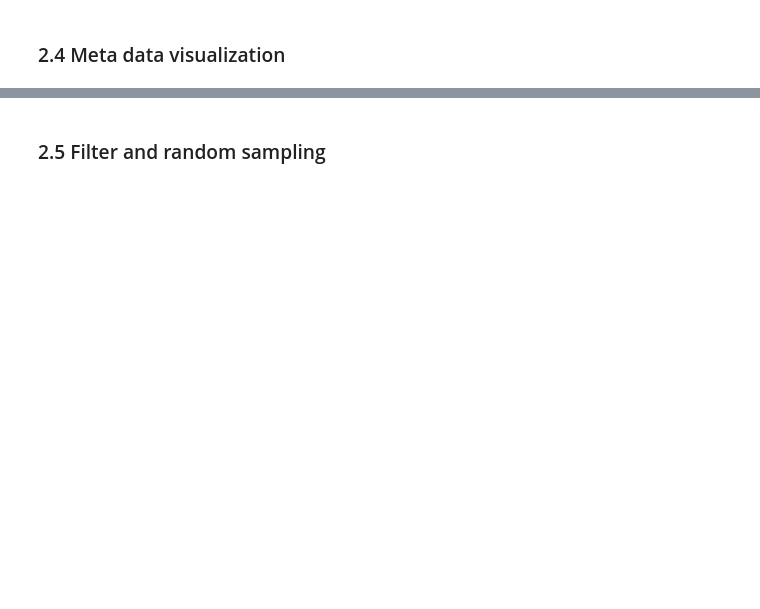
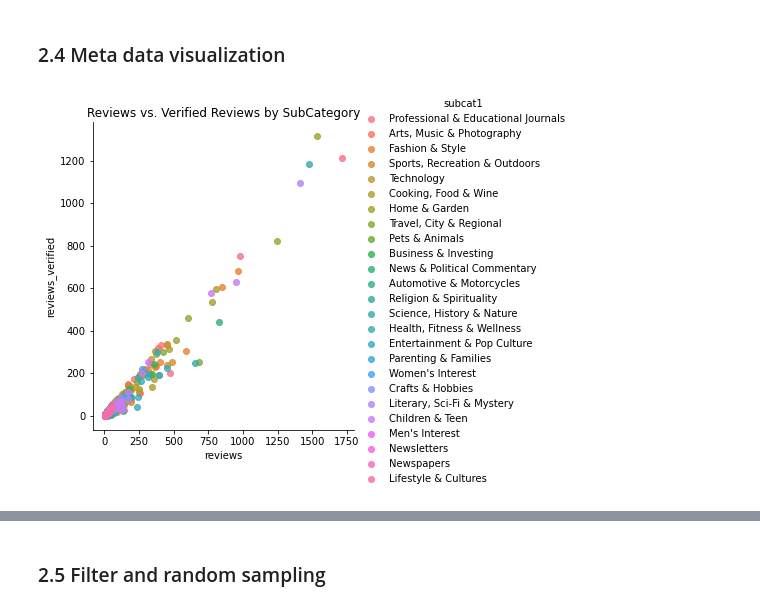
Before and after one commit to davidmiller2013/amazon-nlp-classification, a Jupyter notebook: notebooks/data-processing.ipynb, the cells around one changed output, grey strips where cells are left out. Cells and saved outputs as stored; diff of their text form; code cells hidden in the pictures; blank space fills up the shorter version.

```diff
--- a/notebooks/data-processing.ipynb
+++ b/notebooks/data-processing.ipynb
@@ -86,12 +86,19 @@ mags_meta_pd = mags_meta.toPandas()
 # books = pd.read_json('../data/books.json', lines=True)
 meta = pd.read_json('../data/magazine_subscriptions_meta.json', lines=True)
 reviews = pd.read_json('../data/magazine_subscriptions.json', lines=True)
+# %%
+def camel_to_snake(name):
+    name = re.sub('(.)([A-Z][a-z]+)', r'\1_\2', name)
+    return re.sub('([a-z0-9])([A-Z])', r'\1_\2', name).lower()
+
+reviews = reviews.rename(columns=camel_to_snake)
+meta = meta.rename(columns=camel_to_snake)
 # %%
 # Drop duplicate records of a unique ASIN
 meta.drop_duplicates(subset='asin', inplace=True)
 
 # Drop reviews with no reviewText
-reviews = reviews[reviews['reviewText'].isna() == False]
+reviews = reviews[reviews['review_text'].isna() == False]
 
 # Convert vote column to numeric
 reviews['vote'] = reviews['vote'].str.replace(',', '').fillna(0).astype(int)
@@ -143,8 +243,8 @@ asin_stats = reviews.groupby('asin').agg({'asin': 'count',
 
 # Rename columns and reset index
 asin_stats.rename(columns={'asin':'reviews',
-                           'overall':'avgRating',
-                           'verified': 'reviewsVerified'
+                           'overall':'avg_rating',
+                           'verified': 'reviews_verified'
                           },
                   inplace=True
                  )
@@ -157,6 +257,6 @@ asins = pd.merge(meta,
                 how='left'
                )
 
-asins = asins[['asin', 'subcat1', 'brand', 'reviews', 'reviewsVerified', 'avgRating']]
-asins['pctVerified'] = asins['reviewsVerified'] / asins['reviews']
+asins = asins[['asin', 'subcat1', 'brand', 'reviews', 'reviews_verified', 'avg_rating']]
+asins['pct_verified'] = asins['reviews_verified'] / asins['reviews']
 asins.head()
@@ -166,9 +284,11 @@ print(asins.describe())
 # %% [markdown]
 ### 2.4 Meta data visualization
 # %%
-sns.lmplot(x='reviews', y='reviewsVerified', data=asins, hue='subcat1', fit_reg=False)\
+sns.lmplot(x='reviews', y='reviews_verified', data=asins, hue='subcat1', fit_reg=False)\
    .set(title='Reviews vs. Verified Reviews by SubCategory')
 
 plt.show()
+# %% [output]
+[figure, added]
 # %%
 fig, ax = plt.subplots(figsize=(10,12))
```
Also changed, not shown: parts of 43 cells of this notebook, 2 other files.
